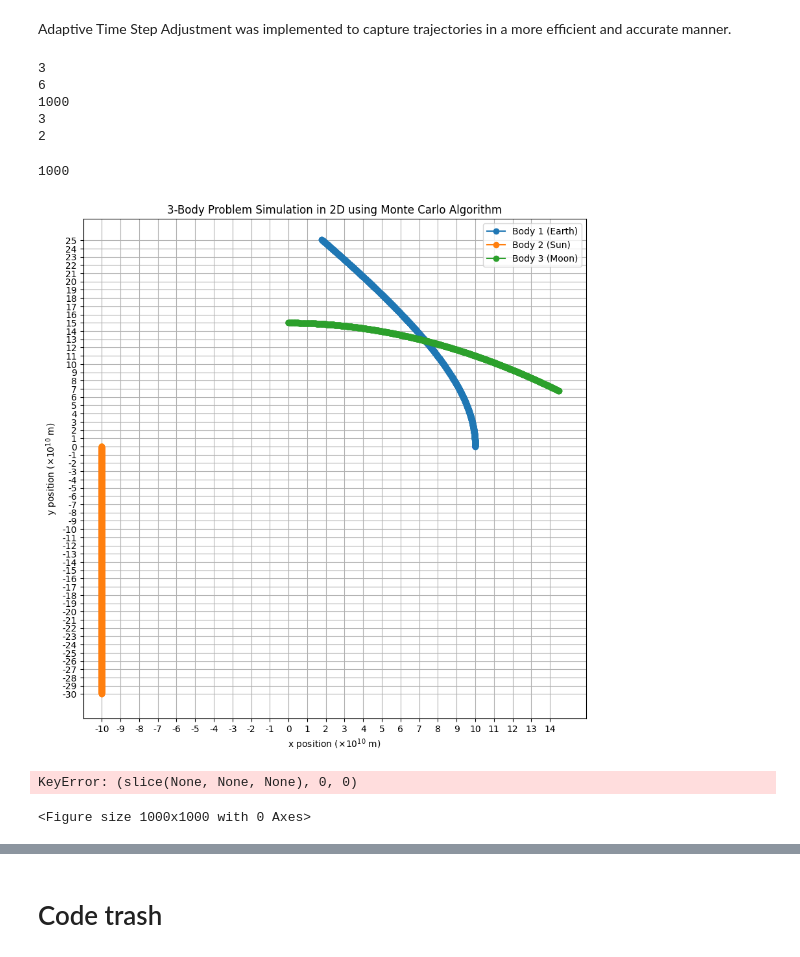
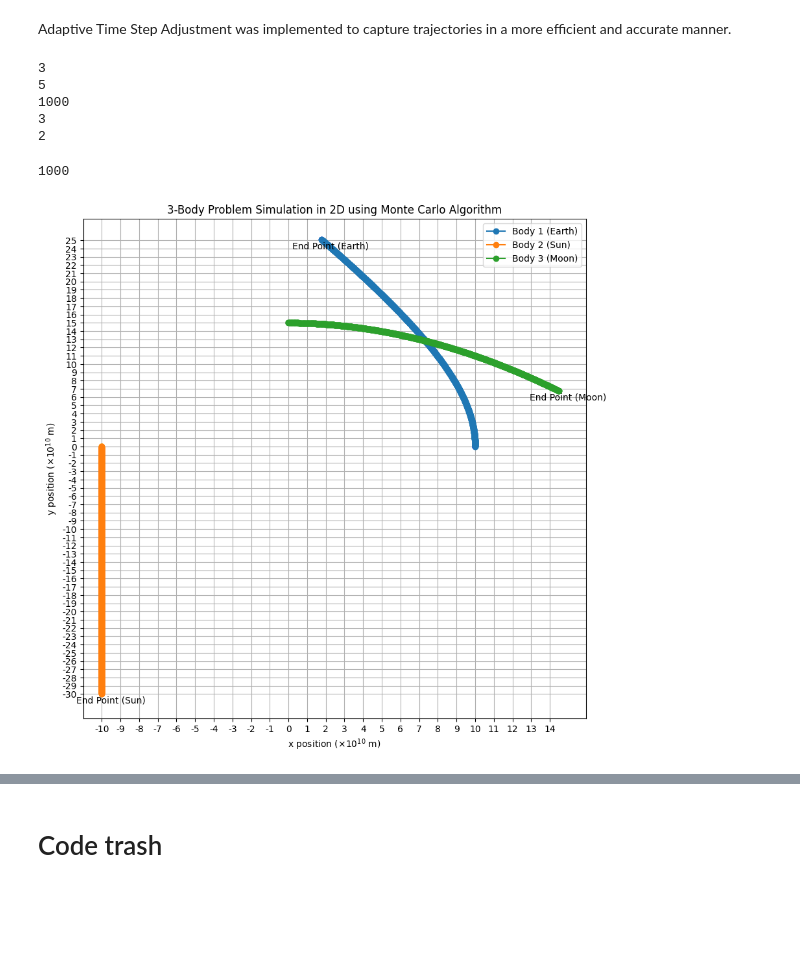
Before and after one commit to Darkosxl/3Body_Problem_Simulation, a Jupyter notebook: 3-Body Problem Simulation.ipynb, the cells around one changed output, grey strips where cells are left out. Saved outputs shown, nothing was run; the diff lists cells and outputs as text; code cells hidden in the pictures; blank space fills up the shorter version.

Commit message:
Additional Plots

```diff
--- a/3-Body Problem Simulation.ipynb
+++ b/3-Body Problem Simulation.ipynb
@@ -148,9 +148,9 @@ def simulate_3body(N, n_steps, dt, n_runs=5):
     avg_velocities = np.mean(velocities_results, axis=0)
     avg_momenta = np.mean(momentum_results, axis=0)
 
-    positions_results.append(avg_positions),
-    velocities_results.append(avg_velocities),
-    momentum_results.append(avg_momenta)
+    #positions_results.append(avg_positions),
+    #velocities_results.append(avg_velocities),
+    #momentum_results.append(avg_momenta)
 
     return {'positions': positions_results, 'velocities': velocities_results, 'momenta': momentum_results}
 
@@ -164,7 +164,7 @@ print(len(results['positions'][0][0])) # 3 bodies
 print(len(results['positions'][0][0][0])) # 2 dimensions per body
 # %% [output]
 3
-6
+5
 1000
 3
 2
@@ -236,53 +236,42 @@ def plot_3body_simulation(run, results, initial_positions, label1='Body 1 (Earth
     # Plot initial positions
     plt.scatter(initial_positions[:, 0], initial_positions[:, 1], color=['blue', 'orange', 'green'])
 
+    plt.scatter(x1[-1], y1[-1], color='blue')
+    plt.annotate('End Point (Earth)', (x1[-1], y1[-1]), textcoords="offset points", xytext=(10,-10), ha='center')
+
+    plt.scatter(x2[-1], y2[-1], color='orange')
+    plt.annotate('End Point (Sun)', (x2[-1], y2[-1]), textcoords="offset points", xytext=(10,-10), ha='center')
+
+    plt.scatter(x3[-1], y3[-1], color='green')
+    plt.annotate('End Point (Moon)', (x3[-1], y3[-1]), textcoords="offset points", xytext=(10,-10), ha='center')
 
     # Set axis limits based on the data
     all_x = x1 + x2 + x3
     all_y = y1 + y2 + y3
 
     plt.xlim([min(all_x) - 0.1 * abs(min(all_x)), max(all_x) + 0.1 * abs(max(all_x))])
     plt.ylim([min(all_y) - 0.1 * abs(min(all_y)), max(all_y) + 0.1 * abs(max(all_y))])
 
     # Scale the axis labels to a more readable format (e.g., divide by 1e10)
     scale_factor = 1e10
     plt.xticks(np.arange(min(all_x) // scale_factor * scale_factor,
                          (max(all_x) // scale_factor + 1) * scale_factor, scale_factor),
                labels=[f'{int(x/scale_factor)}' for x in np.arange(min(all_x) // scale_factor * scale_factor,
                                                                     (max(all_x) // scale_factor + 1) * scale_factor, scale_factor)])
 
     plt.yticks(np.arange(min(all_y) // scale_factor * scale_factor,
                          (max(all_y) // scale_factor + 1) * scale_factor, scale_factor),
                labels=[f'{int(y/scale_factor)}' for y in np.arange(min(all_y) // scale_factor * scale_factor,
                                                                     (max(all_y) // scale_factor + 1) * scale_factor, scale_factor)])
 
     plt.legend()
     plt.xlabel(f'x position ($\\times 10^{{{int(np.log10(scale_factor))}}}$ m)')
     plt.ylabel(f'y position ($\\times 10^{{{int(np.log10(scale_factor))}}}$ m)')
     plt.title('3-Body Problem Simulation in 2D using Monte Carlo Algorithm')
     plt.grid(True)
     plt.show()
 
 # Example usage:
 plot_3body_simulation(0, results, initial_positions)
 # %% [output]
-[figure, old version]
+[figure, new version]
-# %%
-def plot_3body_simulation(results, initial_positions, label1="Body 1 (Earth)", label2="Body 2 (Sun)", label3="Body 3 (Moon)"):
-    plt.figure(figsize=(10, 10))
-    plt.plot(results[:, 0, 0], results[:, 0, 1], label=label1)
-    plt.plot(results[:, 1, 0], results[:, 1, 1], label=label2)
-    plt.plot(results[:, 2, 0], results[:, 2, 1], label=label3)
-    plt.scatter(initial_positions[:, 0], initial_positions[:, 1], color=['blue', 'orange', 'green'])
-    plt.legend()
-    plt.xlabel('x position (m)')
-    plt.ylabel('y position (m)')
-    plt.title('3-Body Problem Simulation in 2D using Monte Carlo Algorithm')
-    plt.grid(True)
-    plt.show()
-
-# Example usage:
-plot_3body_simulation(results, initial_positions)
-# %% [output]
-KeyError: (slice(None, None, None), 0, 0)
-<Figure size 1000x1000 with 0 Axes>
```
Also changed, not shown: parts of 11 cells of this notebook.
